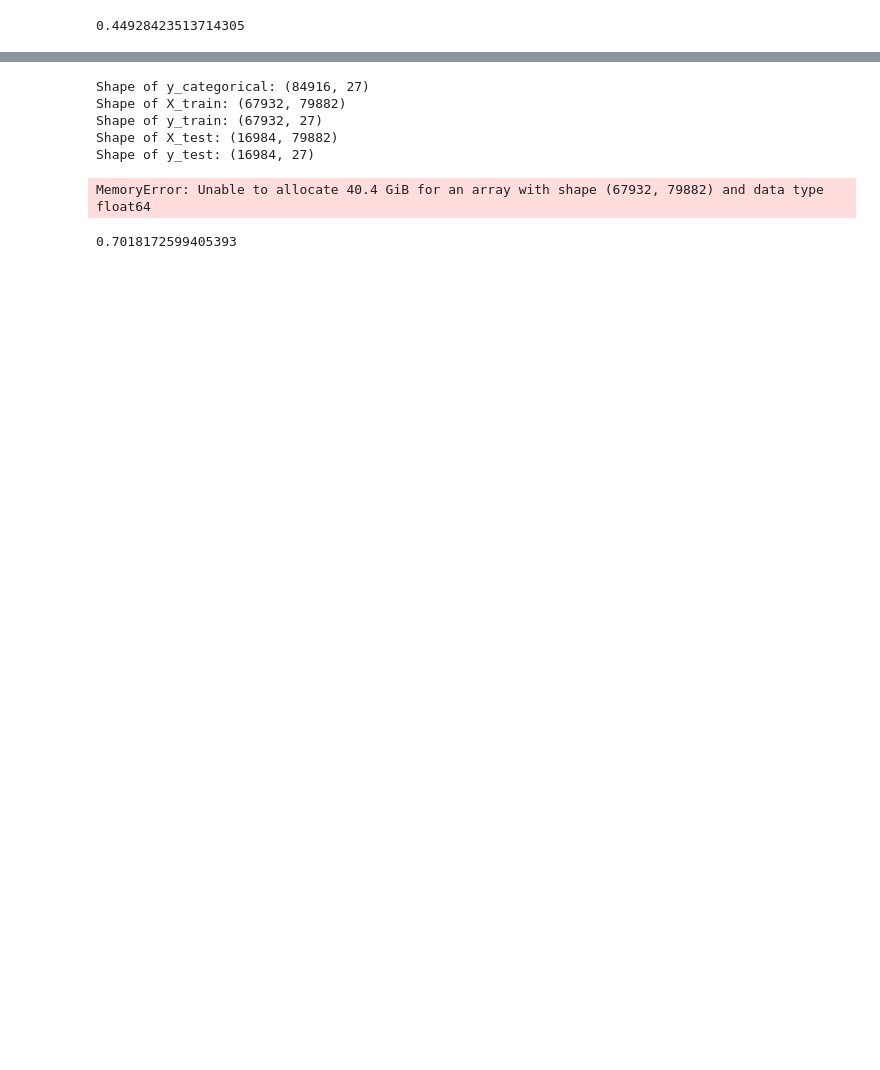
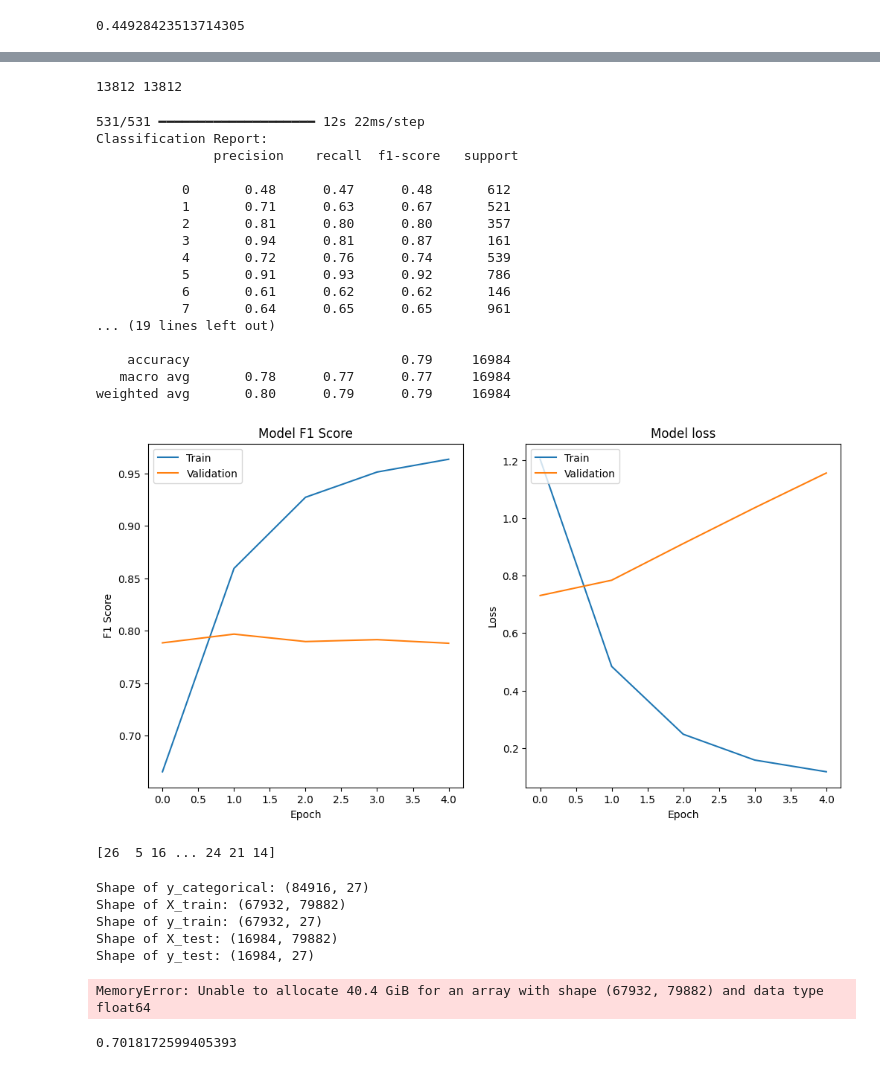
Before and after one commit to 6racuse/RakutenPjct, a Jupyter notebook: testProject.ipynb, the cells around one changed output, grey strips where cells are left out. Cells and saved outputs as stored; diff of their text form; code cells hidden in the pictures; blank space fills up the shorter version.

```diff
--- a/testProject.ipynb
+++ b/testProject.ipynb
@@ -109,4 +107,4 @@ else:
 
 Y_train_filename = ".\data\Y_train_CVw08PX.csv"
 #pour y_data (le product type id)
-y_data = pd.read_csv(Y_train_filename,index_col=0)[:len(raw_data)//subdata_ratio] #récupération de la bonne colonne prdtypecode
+y_data = pd.read_csv(Y_train_filename,index_col=0)[:len(X_data)//subdata_ratio] #récupération de la bonne colonne prdtypecode
@@ -307,0 +566,4 @@ NameError: name 'X_tfidf_matrix' is not defined
+# %%
+print(len(y_pred_labels),len(X_data_test))
+# %% [output]
+13812 13812
@@ -308,3 +582,54 @@ NameError: name 'X_tfidf_matrix' is not defined
+# %%
+
+# Prédiction sur l'ensemble de test
+y_pred_prob = model.predict(val_generator)
+y_pred = np.argmax(y_pred_prob, axis=1)
+y_test_true = np.argmax(y_test, axis=1)
+
+print("Classification Report:\n", classification_report(y_test_true, y_pred))
+
+# Visualiser les résultats
+plt.figure(figsize=(12, 6))
+plt.subplot(1, 2, 1)
+plt.plot(history.history['f1_score'])
+plt.plot(history.history['val_f1_score'])
+plt.title('Model F1 Score')
+plt.ylabel('F1 Score')
+plt.xlabel('Epoch')
+plt.legend(['Train', 'Validation'], loc='upper left')
+
+plt.subplot(1, 2, 2)
+plt.plot(history.history['loss'])
+plt.plot(history.history['val_loss'])
+plt.title('Model loss')
+plt.ylabel('Loss')
+plt.xlabel('Epoch')
+plt.legend(['Train', 'Validation'], loc='upper left')
+
+plt.show()
+# %% [output]
+531/531 ━━━━━━━━━━━━━━━━━━━━ 12s 22ms/step
+Classification Report:
+               precision    recall  f1-score   support
+
+           0       0.48      0.47      0.48       612
+           1       0.71      0.63      0.67       521
+           2       0.81      0.80      0.80       357
+           3       0.94      0.81      0.87       161
+           4       0.72      0.76      0.74       539
+           5       0.91      0.93      0.92       786
+           6       0.61      0.62      0.62       146
+           7       0.64      0.65      0.65       961
+... (19 lines left out)
+
+    accuracy                           0.79     16984
+   macro avg       0.78      0.77      0.77     16984
+weighted avg       0.80      0.79      0.79     16984
+[figure, added]
+# %%
+print(y_pred)
+# %% [output]
+[26  5 16 ... 24 21 14]
 # %%
 import pandas as pd
 import numpy as np
```
Also changed, not shown: parts of 16 cells of this notebook, 14 other files.
